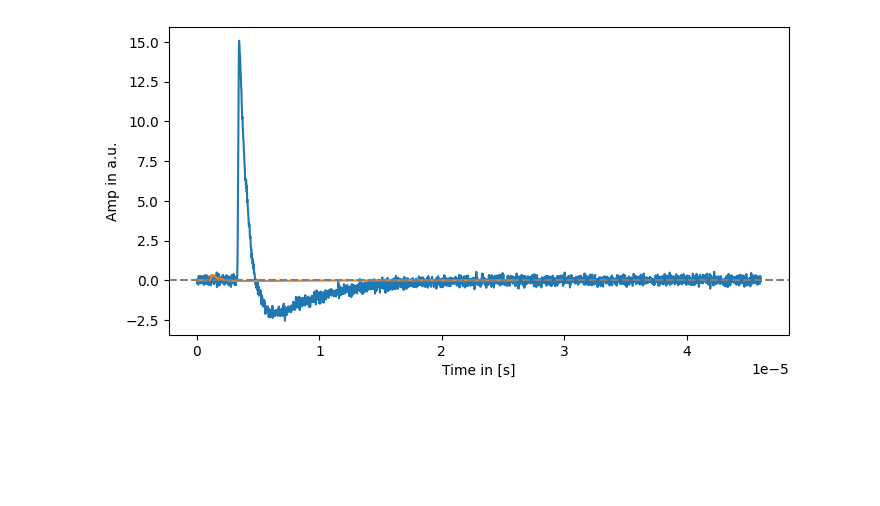
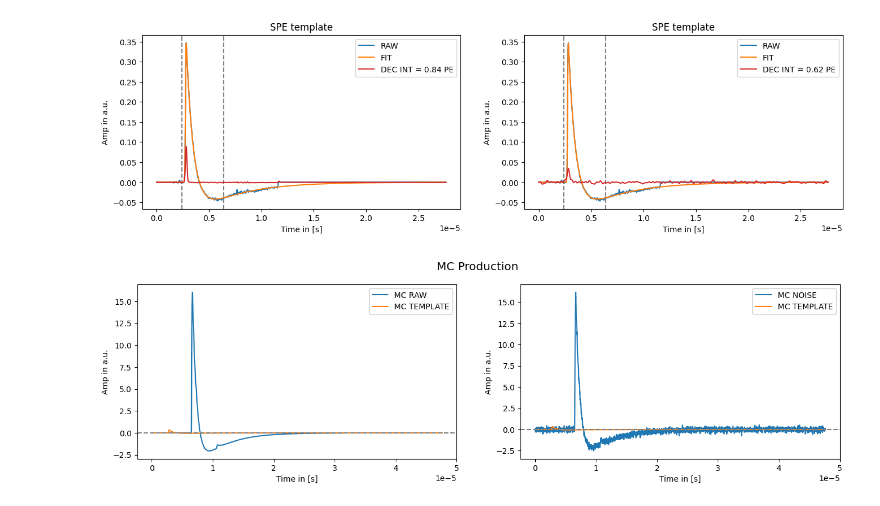
Before and after one commit to CIEMAT-Neutrino/SCINT, a Jupyter notebook: notebooks/MC.ipynb, the cells around one changed output. Drawn from its saved outputs; the diff is of its cells as text; code cells hidden in the pictures; blank space fills up the shorter version.

```diff
--- a/notebooks/MC.ipynb
+++ b/notebooks/MC.ipynb
@@ -11,14 +11,19 @@ import matplotlib.pyplot as plt
 from itertools import product
 # %%
 show = True
-
-# Load data for wvf template
-raw_SER = open("../larsoft/PDS/SPE_maritza.txt")
 expand_array = 1000
 
+# Load data for wvf template (LARSOFT)
+raw_SER = open("../larsoft/PDS/SPE_maritza.txt")
+SER = np.asarray(raw_SER.readlines()).astype(float)
+
+# Load data for wvf template (LAB)
+# lab_run = load_npy([2],[6],"Average_","../data/ave/")
+# SER = lab_run[2][6]["SPEAvWvf"]
+
 # Generate empty array to import data
-SER = np.asarray(raw_SER.readlines()).astype(float)
 SER = np.append(np.asarray(SER),np.zeros(expand_array))
+SER = np.append(np.zeros(100),np.asarray(SER))
 
 # Generate dict with required structure
 my_run = dict()
@@ -75,9 +78,31 @@ Generated wvfs with key WienerDecSPE
+# %%
+low_int_limit = 150
+high_int_limit = 400
+
+if show == True:
+    fig,ax = plt.subplots(1,2,figsize=(16,4))
+    for i in range(2):
+        charge = np.sum(my_run[0][0][dec_label[i]+key[2]][0][low_int_limit:high_int_limit])
+        ax[i].set_title("SPE template")
+        ax[i].set_xlabel("Time in [s]")
+        ax[i].set_ylabel("Amp in a.u.")
+        ax[i].axvline(my_run[0][0]["Sampling"]*low_int_limit,ls="--",c="grey")
+        ax[i].axvline(my_run[0][0]["Sampling"]*high_int_limit,ls="--",c="grey")
+        ax[i].plot(my_run[0][0]["Sampling"]*np.arange(len(my_run[0][0][key[0]][0])),my_run[0][0]["ADC"][0],label="RAW")
+        ax[i].plot(my_run[0][0]["Sampling"]*np.arange(len(my_run[0][0][key[1]][0])),my_run[0][0][key[1]][0],label="FIT")
+        ax[i].plot(my_run[0][0]["Sampling"]*np.arange(len(my_run[0][0][dec_label[i]+key[2]][0])),my_run[0][0][dec_label[i]+key[2]][0],c="tab:red",label="DEC INT = %.2f PE"%charge)
+        ax[i].legend()
+        # ax[i].set_xlim(2e-6,5e-6)
+        # ax[i].set_ylim(-0.01,0.1)
+    plt.show()
+# %% [output]
+[figure, added]
 # %%
 my_run[0][0]["McADC"] = []
 MC_num = 1000
 for i in range(MC_num):
     times = rand_scint_times(50,slow=6e-9,fast=1e-6,ratio=0.15)
-    peaks = [];wvf = []
+    peaks = [];wvf = []; this_wvf = []
 
     times_array = np.linspace(0,20e-6,int(20e-6/my_run[0][0]["Sampling"])+1)
     wvf = np.zeros(pre+len(times_array)+post)
@@ -92,19 +117,24 @@ for i in range(MC_num):
         wvf = wvf+this_wvf
     my_run[0][0]["McADC"].append(wvf)
 my_run[0][0]["McNoiseADC"] = np.asarray(my_run[0][0]["McADC"])+np.random.normal(0,np.max(SER)*0.5,size=[len(my_run[0][0]["McADC"]),len(my_run[0][0]["McADC"][0])])
-# my_run[0][0]["FitSC"][0] = my_run[0][0]["FitSC"][0][:len(my_run[0][0]["McNoiseADC"][0])]
-# plt.plot(my_run[0][0]["Sampling"]*np.arange(len(my_run[0][0]["Fit_SC"][0])),my_run[0][0]["Fit_SC"][0])
 # %%
+my_run[0][0]["FitSC"][0] = scfunc(np.arange(len(my_run[0][0]["McNoiseADC"][0])),*param)
+num = np.random.randint(0,MC_num)
+
 if show == True:
-    plt.figure(figsize=(8,4))
-    plt.xlabel("Time in [s]")
-    plt.ylabel("Amp in a.u.")
-    num = np.random.randint(0,MC_num)
-    # plt.plot(my_run[0][0]["Sampling"]*np.arange(len(my_run[0][0]["ADC"][0])),my_run[0][0]["ADC"][0],c="tab:green")
-    plt.plot(my_run[0][0]["Sampling"]*np.arange(len(my_run[0][0]["McNoiseADC"][num])),my_run[0][0]["McNoiseADC"][num],c="tab:blue")
-    plt.plot(my_run[0][0]["Sampling"]*np.arange(len(my_run[0][0]["FitSC"][0])),my_run[0][0]["FitSC"][0],c="tab:orange")
-    plt.axhline(0,c="grey",ls="--")
+    fig, ax = plt.subplots(1,2,figsize=(16,4))
+    fig.suptitle("MC Production", fontsize="x-large")
+    ax[0].plot(my_run[0][0]["Sampling"]*np.arange(len(my_run[0][0]["McADC"][num])),my_run[0][0]["McADC"][num],c="tab:blue",label="MC RAW")
+    ax[0].plot(my_run[0][0]["Sampling"]*np.arange(len(my_run[0][0]["McADC"][num])),scfunc(np.arange(len(my_run[0][0]["McADC"][num])),*param),c="tab:orange",label="MC TEMPLATE")
+
+    ax[1].plot(my_run[0][0]["Sampling"]*np.arange(len(my_run[0][0]["McNoiseADC"][num])),my_run[0][0]["McNoiseADC"][num],c="tab:blue",label="MC NOISE")
+    ax[1].plot(my_run[0][0]["Sampling"]*np.arange(len(my_run[0][0]["McNoiseADC"][num])),scfunc(np.arange(len(my_run[0][0]["McNoiseADC"][num])),*param),c="tab:orange",label="MC TEMPLATE")
+    for i in range(len(ax)):
+        ax[i].set_xlabel("Time in [s]")
+        ax[i].set_ylabel("Amp in a.u.")
+        ax[i].axhline(0,c="grey",ls="--")
+        ax[i].legend()
     plt.show()
 # %% [output]
-[figure, old version]
+[figure, new version]
 # %%
```
Also changed, not shown: parts of 5 cells of this notebook, 7 other files.
